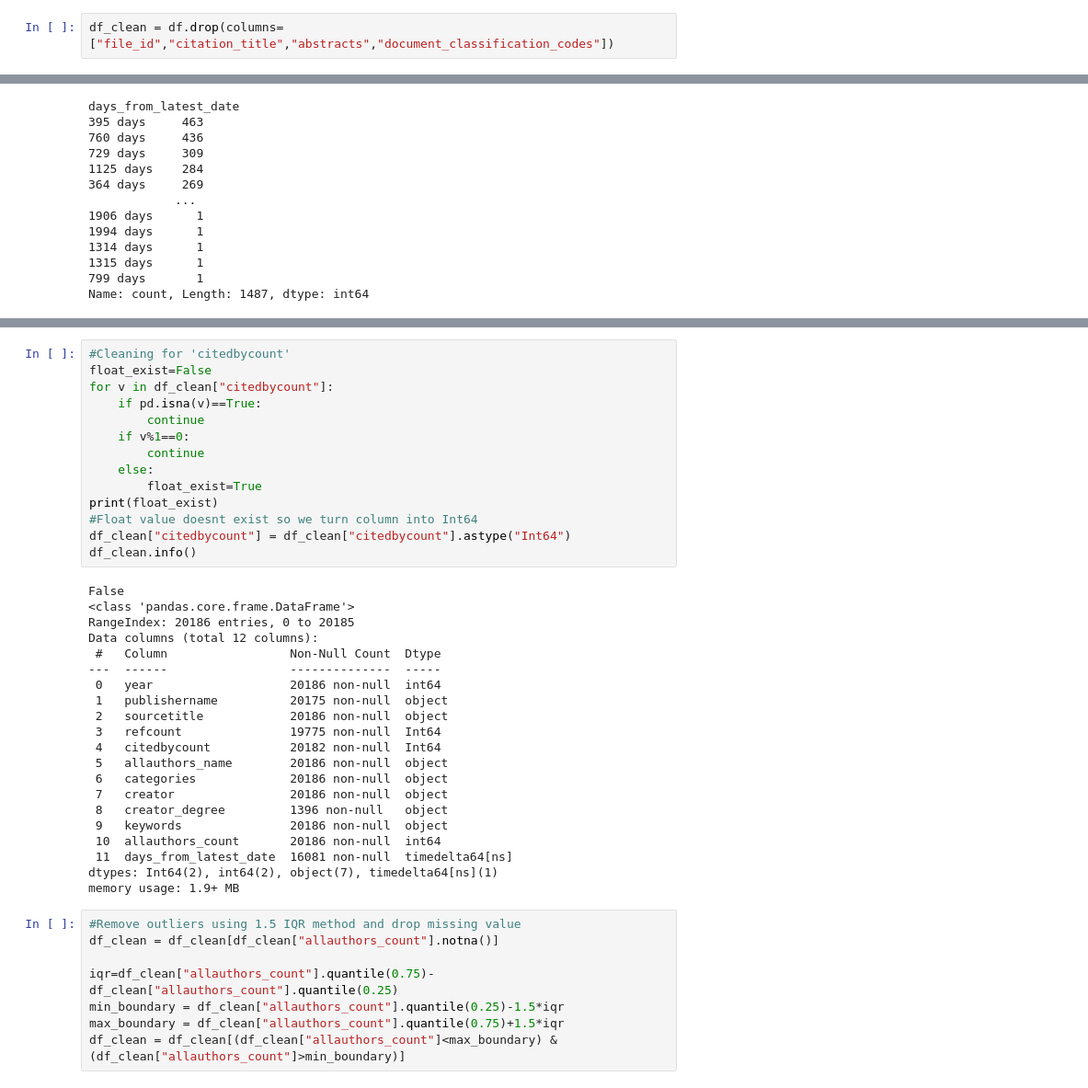
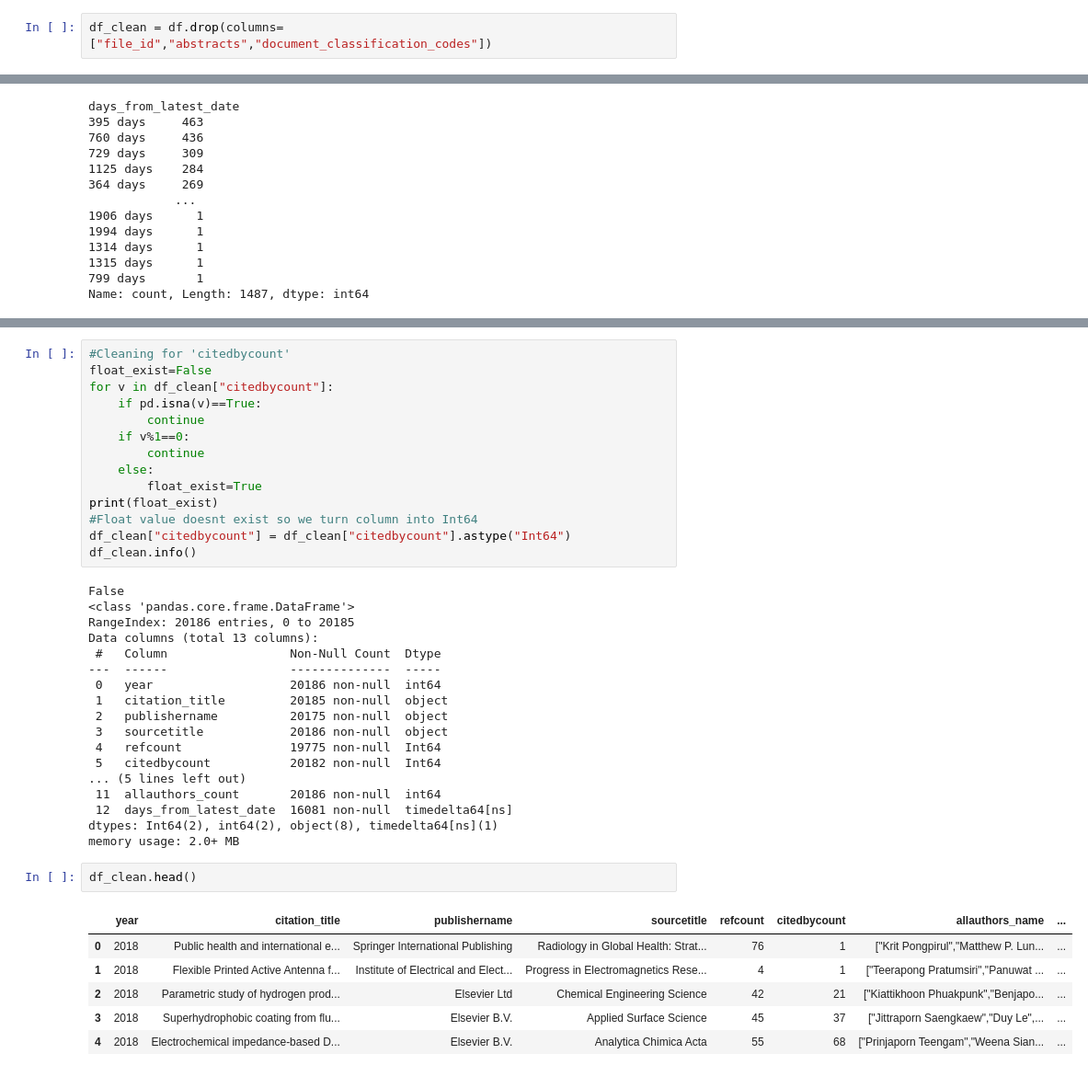
Before and after one commit to Wittapatch/DataSci_Final_Project, a Jupyter notebook: test3.ipynb, the cells around one changed output, grey strips where cells are left out. Shown at 92% size. Cells and saved outputs as stored; diff of their text form.

Commit message:
parse keywords column, make tfidf and kmeans model

```diff
--- a/test3.ipynb
+++ b/test3.ipynb
@@ -361,5 +364,5 @@ df already exists
 # %%
-df_clean = df.drop(columns=["file_id","citation_title","abstracts","document_classification_codes"])
+df_clean = df.drop(columns=["file_id","abstracts","document_classification_codes"])
 # %%
 #Check for na values and number of rows and columns remaining
 print(df_clean.shape)
@@ -445,29 +449,27 @@ df_clean.info()
 False
 <class 'pandas.core.frame.DataFrame'>
 RangeIndex: 20186 entries, 0 to 20185
-Data columns (total 12 columns):
+Data columns (total 13 columns):
  #   Column                 Non-Null Count  Dtype
 ---  ------                 --------------  -----
  0   year                   20186 non-null  int64
- 1   publishername          20175 non-null  object
- 2   sourcetitle            20186 non-null  object
- 3   refcount               19775 non-null  Int64
- 4   citedbycount           20182 non-null  Int64
- 5   allauthors_name        20186 non-null  object
- 6   categories             20186 non-null  object
- 7   creator                20186 non-null  object
- 8   creator_degree         1396 non-null   object
- 9   keywords               20186 non-null  object
- 10  allauthors_count       20186 non-null  int64
- 11  days_from_latest_date  16081 non-null  timedelta64[ns]
-dtypes: Int64(2), int64(2), object(7), timedelta64[ns](1)
-memory usage: 1.9+ MB
+ 1   citation_title         20185 non-null  object
+ 2   publishername          20175 non-null  object
+ 3   sourcetitle            20186 non-null  object
+ 4   refcount               19775 non-null  Int64
+ 5   citedbycount           20182 non-null  Int64
+... (5 lines left out)
+ 11  allauthors_count       20186 non-null  int64
+ 12  days_from_latest_date  16081 non-null  timedelta64[ns]
+dtypes: Int64(2), int64(2), object(8), timedelta64[ns](1)
+memory usage: 2.0+ MB
 # %%
-#Remove outliers using 1.5 IQR method and drop missing value
-df_clean = df_clean[df_clean["allauthors_count"].notna()]
-
-iqr=df_clean["allauthors_count"].quantile(0.75)-df_clean["allauthors_count"].quantile(0.25)
-min_boundary = df_clean["allauthors_count"].quantile(0.25)-1.5*iqr
-max_boundary = df_clean["allauthors_count"].quantile(0.75)+1.5*iqr
-df_clean = df_clean[(df_clean["allauthors_count"]<max_boundary) & (df_clean["allauthors_count"]>min_boundary)]
+df_clean.head()
+# %% [output]
+|  | year | citation_title | publishername | sourcetitle | refcount | citedbycount | allauthors_name | ... |
+| 0 | 2018 | Public health and international e... | Springer International Publishing | Radiology in Global Health: Strat... | 76 | 1 | ["Krit Pongpirul","Matthew P. Lun... | ... |
+| 1 | 2018 | Flexible Printed Active Antenna f... | Institute of Electrical and Elect... | Progress in Electromagnetics Rese... | 4 | 1 | ["Teerapong Pratumsiri","Panuwat ... | ... |
+| 2 | 2018 | Parametric study of hydrogen prod... | Elsevier Ltd | Chemical Engineering Science | 42 | 21 | ["Kiattikhoon Phuakpunk","Benjapo... | ... |
+| 3 | 2018 | Superhydrophobic coating from flu... | Elsevier B.V. | Applied Surface Science | 45 | 37 | ["Jittraporn Saengkaew","Duy Le",... | ... |
+| 4 | 2018 | Electrochemical impedance-based D... | Elsevier B.V. | Analytica Chimica Acta | 55 | 68 | ["Prinjaporn Teengam","Weena Sian... | ... |
 # %% [markdown]
```
Also changed, not shown: parts of 13 cells of this notebook, 1 other file.
